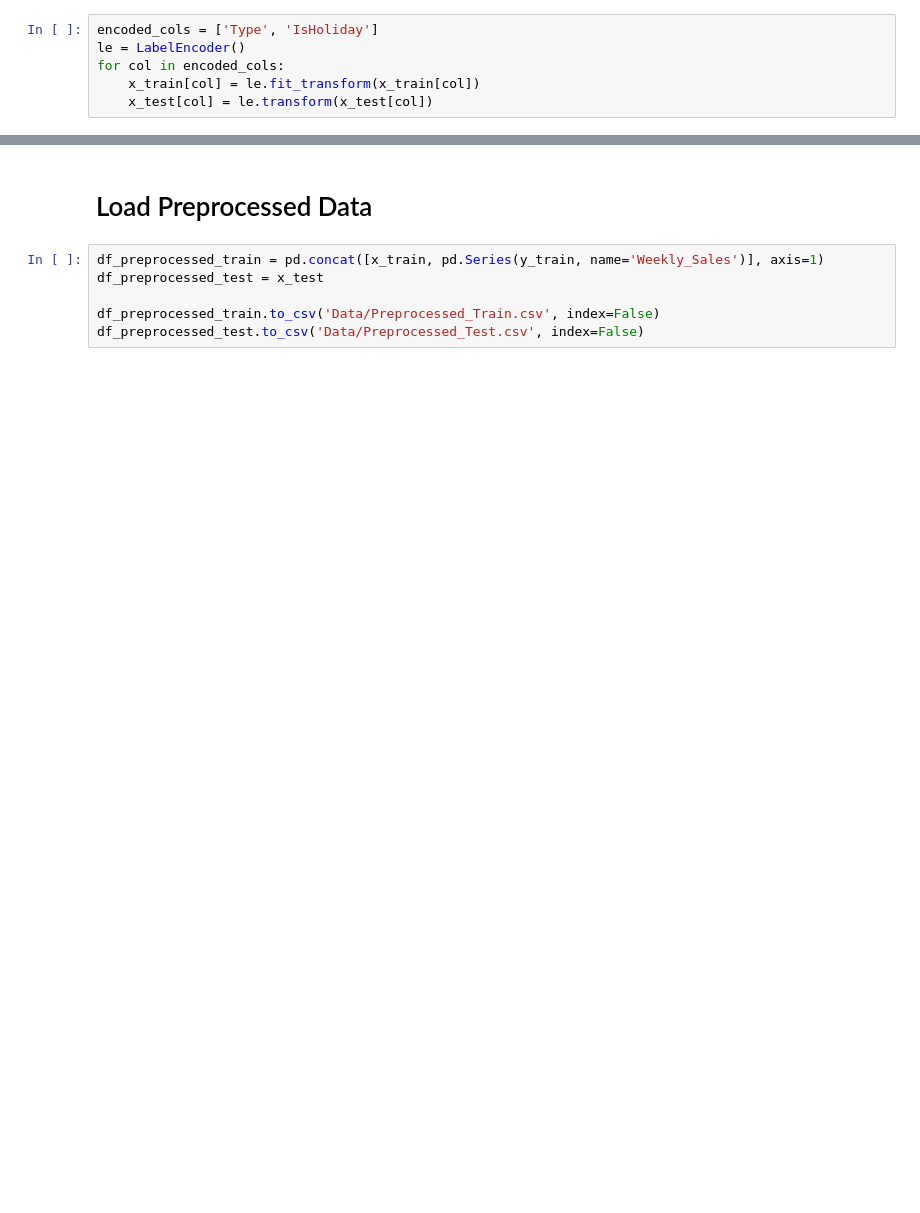
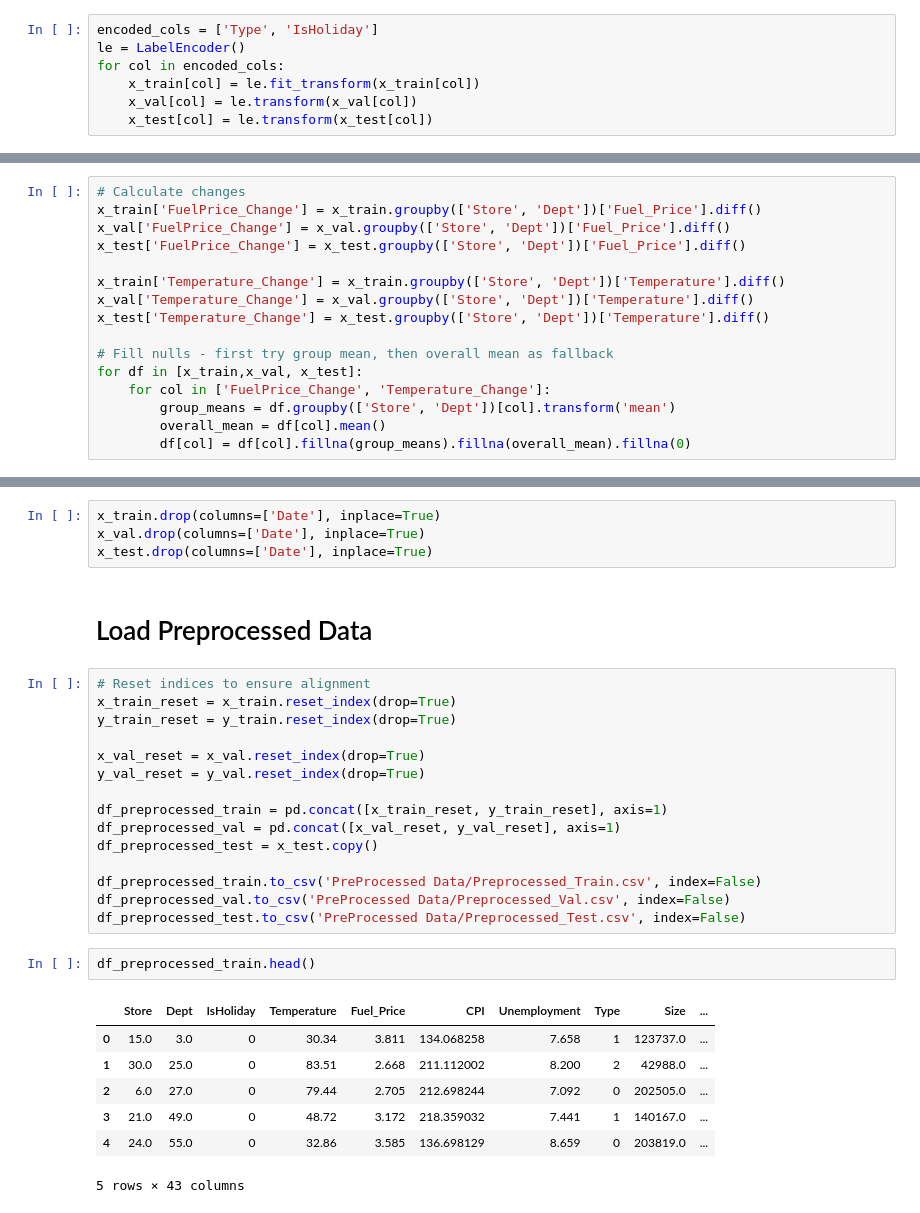
Before and after one commit to MaysoonHelmy/Sales-Forecasting-Description, a Jupyter notebook: Data Preprocessing & Feature Engineering.ipynb, the cells around one changed output, grey strips where cells are left out. Cells and saved outputs as stored; diff of their text form; blank space fills up the shorter version.

```diff
--- a/Data Preprocessing & Feature Engineering.ipynb
+++ b/Data Preprocessing & Feature Engineering.ipynb
@@ -168,6 +137,7 @@ encoded_cols = ['Type', 'IsHoliday']
 le = LabelEncoder()
 for col in encoded_cols:
     x_train[col] = le.fit_transform(x_train[col])
+    x_val[col] = le.transform(x_val[col])
     x_test[col] = le.transform(x_test[col])
 # %%
 x_train.info()
@@ -225,0 +213,16 @@ x_test['MarkDown_Total'] = x_test[markdown_cols].sum(axis=1)
+# %%
+# Calculate changes
+x_train['FuelPrice_Change'] = x_train.groupby(['Store', 'Dept'])['Fuel_Price'].diff()
+x_val['FuelPrice_Change'] = x_val.groupby(['Store', 'Dept'])['Fuel_Price'].diff()
+x_test['FuelPrice_Change'] = x_test.groupby(['Store', 'Dept'])['Fuel_Price'].diff()
+
+x_train['Temperature_Change'] = x_train.groupby(['Store', 'Dept'])['Temperature'].diff()
+x_val['Temperature_Change'] = x_val.groupby(['Store', 'Dept'])['Temperature'].diff()
+x_test['Temperature_Change'] = x_test.groupby(['Store', 'Dept'])['Temperature'].diff()
+
+# Fill nulls - first try group mean, then overall mean as fallback
+for df in [x_train,x_val, x_test]:
+    for col in ['FuelPrice_Change', 'Temperature_Change']:
+        group_means = df.groupby(['Store', 'Dept'])[col].transform('mean')
+        overall_mean = df[col].mean()
+        df[col] = df[col].fillna(group_means).fillna(overall_mean).fillna(0)
@@ -239,8 +274,31 @@ plt.show()
+# %%
+x_train.drop(columns=['Date'], inplace=True)
+x_val.drop(columns=['Date'], inplace=True)
+x_test.drop(columns=['Date'], inplace=True)
 # %% [markdown]
 # Load Preprocessed Data
 # %%
-df_preprocessed_train = pd.concat([x_train, pd.Series(y_train, name='Weekly_Sales')], axis=1)
-df_preprocessed_test = x_test
+# Reset indices to ensure alignment
+x_train_reset = x_train.reset_index(drop=True)
+y_train_reset = y_train.reset_index(drop=True)
 
-df_preprocessed_train.to_csv('Data/Preprocessed_Train.csv', index=False)
-df_preprocessed_test.to_csv('Data/Preprocessed_Test.csv', index=False)
+x_val_reset = x_val.reset_index(drop=True)
+y_val_reset = y_val.reset_index(drop=True)
+
+df_preprocessed_train = pd.concat([x_train_reset, y_train_reset], axis=1)
+df_preprocessed_val = pd.concat([x_val_reset, y_val_reset], axis=1)
+df_preprocessed_test = x_test.copy()
+
+df_preprocessed_train.to_csv('PreProcessed Data/Preprocessed_Train.csv', index=False)
+df_preprocessed_val.to_csv('PreProcessed Data/Preprocessed_Val.csv', index=False)
+df_preprocessed_test.to_csv('PreProcessed Data/Preprocessed_Test.csv', index=False)
+# %%
+df_preprocessed_train.head()
+# %% [output]
+|  | Store | Dept | IsHoliday | Temperature | Fuel_Price | CPI | Unemployment | Type | Size | ... |
+| 0 | 15.0 | 3.0 | 0 | 30.34 | 3.811 | 134.068258 | 7.658 | 1 | 123737.0 | ... |
+| 1 | 30.0 | 25.0 | 0 | 83.51 | 2.668 | 211.112002 | 8.200 | 2 | 42988.0 | ... |
+| 2 | 6.0 | 27.0 | 0 | 79.44 | 2.705 | 212.698244 | 7.092 | 0 | 202505.0 | ... |
+| 3 | 21.0 | 49.0 | 0 | 48.72 | 3.172 | 218.359032 | 7.441 | 1 | 140167.0 | ... |
+| 4 | 24.0 | 55.0 | 0 | 32.86 | 3.585 | 136.698129 | 8.659 | 0 | 203819.0 | ... |
+5 rows × 43 columns
```
Also changed, not shown: parts of 17 cells of this notebook, 1 other file.
